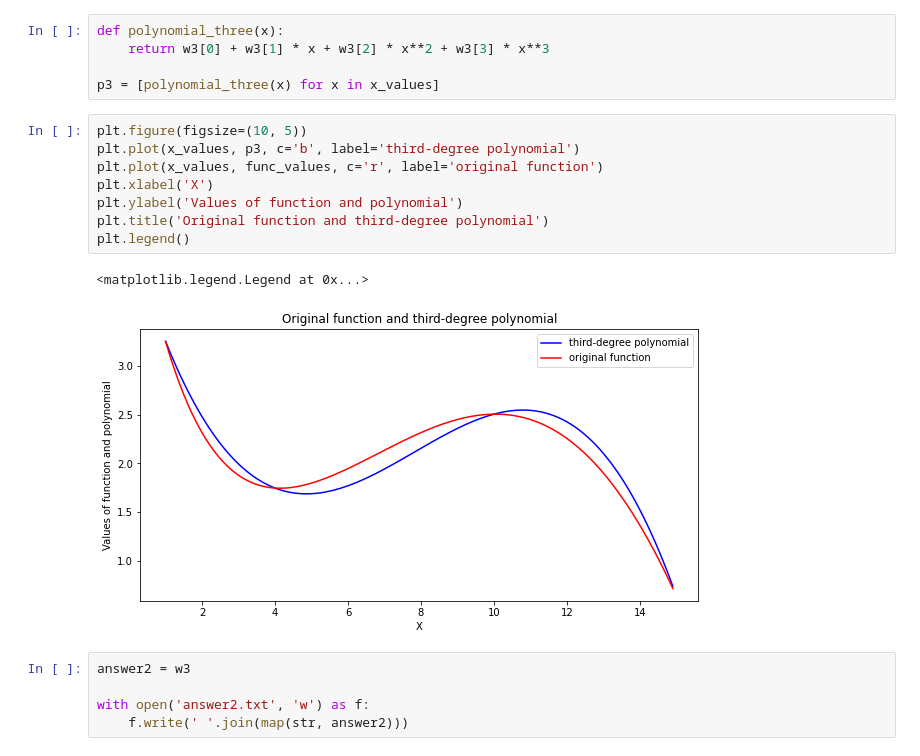
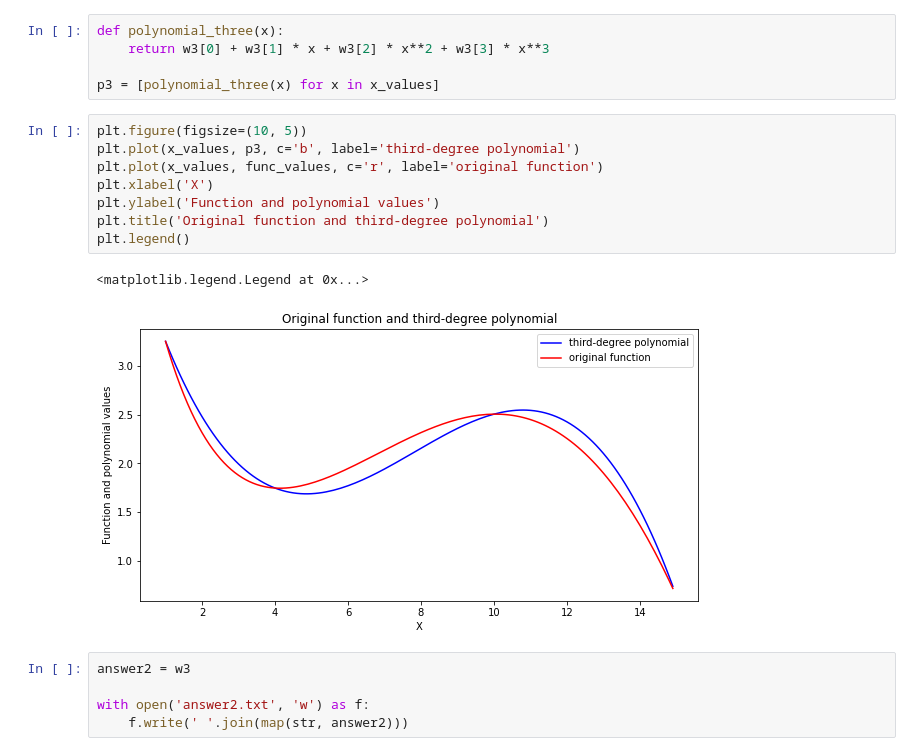
Before and after one commit to umshtm/ML-DA-Coursera-MIPT-Yandex, a Jupyter notebook: 1 - Mathematics and Python for data analysis/Tasks/Linear algebra - similarity of texts and approximation of functions/texts_and_functions.ipynb, the cells around one changed output. Cells and saved outputs as stored; diff of their text form.

```diff
--- a/1 - Mathematics and Python for data analysis/Tasks/Linear algebra - similarity of texts and approximation of functions/texts_and_functions.ipynb
+++ b/1 - Mathematics and Python for data analysis/Tasks/Linear algebra - similarity of texts and approximation of functions/texts_and_functions.ipynb
@@ -164,14 +164,14 @@ p3 = [polynomial_three(x) for x in x_values]
 # %%
 plt.figure(figsize=(10, 5))
 plt.plot(x_values, p3, c='b', label='third-degree polynomial')
 plt.plot(x_values, func_values, c='r', label='original function')
 plt.xlabel('X')
-plt.ylabel('Values of function and polynomial')
+plt.ylabel('Function and polynomial values')
 plt.title('Original function and third-degree polynomial')
 plt.legend()
 # %% [output]
 <matplotlib.legend.Legend at 0x...>
-[figure, old version]
+[figure, new version]
 # %%
 answer2 = w3
 
```
Also changed, not shown: parts of 2 cells of this notebook.
